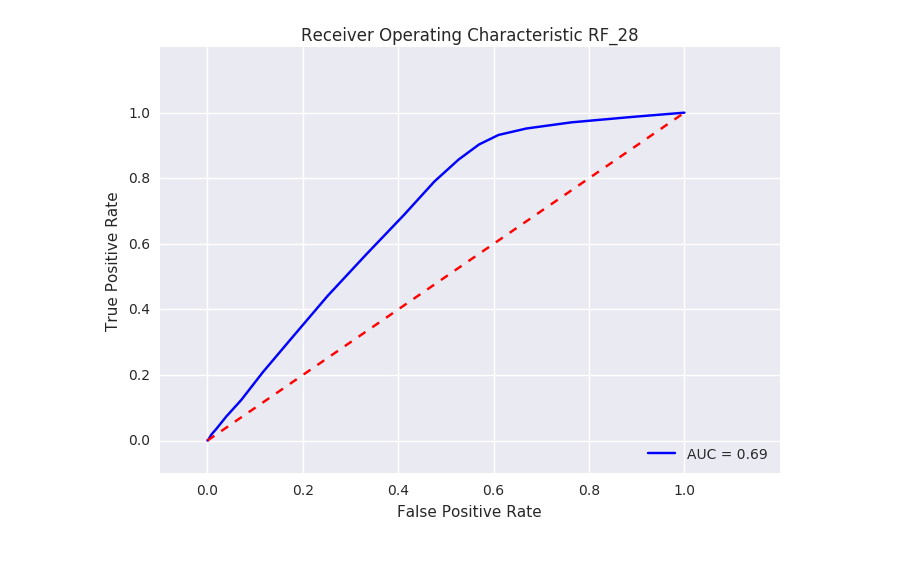
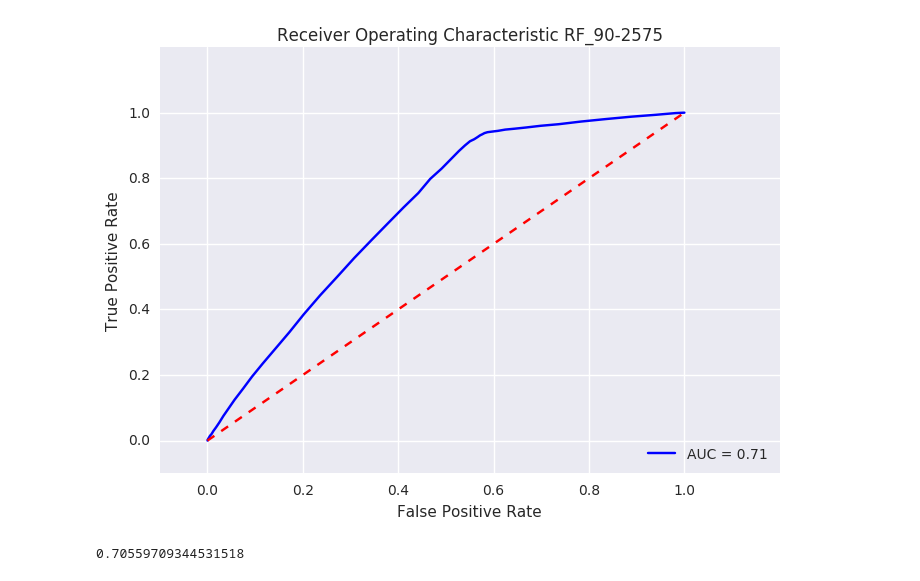
Before and after one commit to aniketb05/people_task, a Jupyter notebook: RF_evaluation.ipynb, the cells around one changed output. Saved outputs shown, nothing was run; the diff lists cells and outputs as text; code cells hidden in the pictures.

Commit message:
Optimize Random Forest

```diff
--- a/RF_evaluation.ipynb
+++ b/RF_evaluation.ipynb
@@ -91,2 +61,12 @@ RandomForestClassifier(bootstrap=True, class_weight={0: 0.25, 1: 0.75},
             oob_score=False, random_state=None, verbose=0,
             warm_start=False)
+# %%
+#bypassing grid search after getting the best performing model hyperparameters
+grid1 = RandomForestClassifier(bootstrap=True, class_weight={0: 0.25, 1: 0.75},
+            criterion='gini', max_depth=None, max_features='auto',
+            max_leaf_nodes=None, min_impurity_split=1e-07,
+            min_samples_leaf=1, min_samples_split=2,
+            min_weight_fraction_leaf=0.0, n_estimators=90, n_jobs=1,
+            oob_score=False, random_state=None, verbose=0,
+            warm_start=False)
+grid1.fit(X_train, y_train)
@@ -93,2 +81,4 @@ RandomForestClassifier(bootstrap=True, class_weight={0: 0.25, 1: 0.75},
 # %%
 y_pred_rf1 = grid1.predict_proba(X_test)[:,1]
+y_pred_rf1 = pd.Series(y_pred_rf1)
+y_pred_rf1.hist()
@@ -96,14 +103,18 @@ y_pred_rf1 = grid1.predict_proba(X_test)[:,1]
 false_positive_rate, true_positive_rate, thresholds = roc_curve(y_test, y_pred_rf1)
 roc_auc = auc(false_positive_rate, true_positive_rate)
 # %%
-plt.title('Receiver Operating Characteristic RF_28')
+plt.title('Receiver Operating Characteristic RF_90-2575')
 plt.plot(false_positive_rate, true_positive_rate, 'b', label='AUC = %0.2f'% roc_auc)
 plt.legend(loc='lower right')
 plt.plot([0,1],[0,1],'r--')
 plt.xlim([-0.1,1.2])
 plt.ylim([-0.1,1.2])
 plt.ylabel('True Positive Rate')
 plt.xlabel('False Positive Rate')
-plt.savefig('RandomForest_28_0.25-0.75_roc_curve.jpg')
+plt.savefig('RandomForest_90-2575_roc_curve.jpg')
 # %% [output]
-[figure, old version]
+[figure, new version]
+# %%
+roc_auc
+# %% [output]
+0.70559709344531518
```
Also changed, not shown: parts of 12 cells of this notebook.
